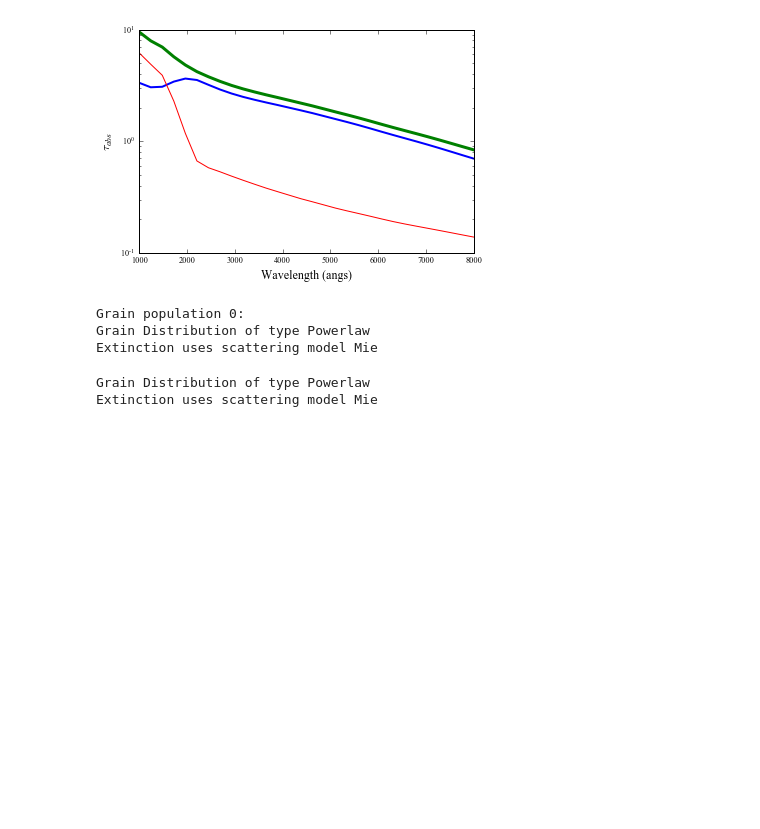
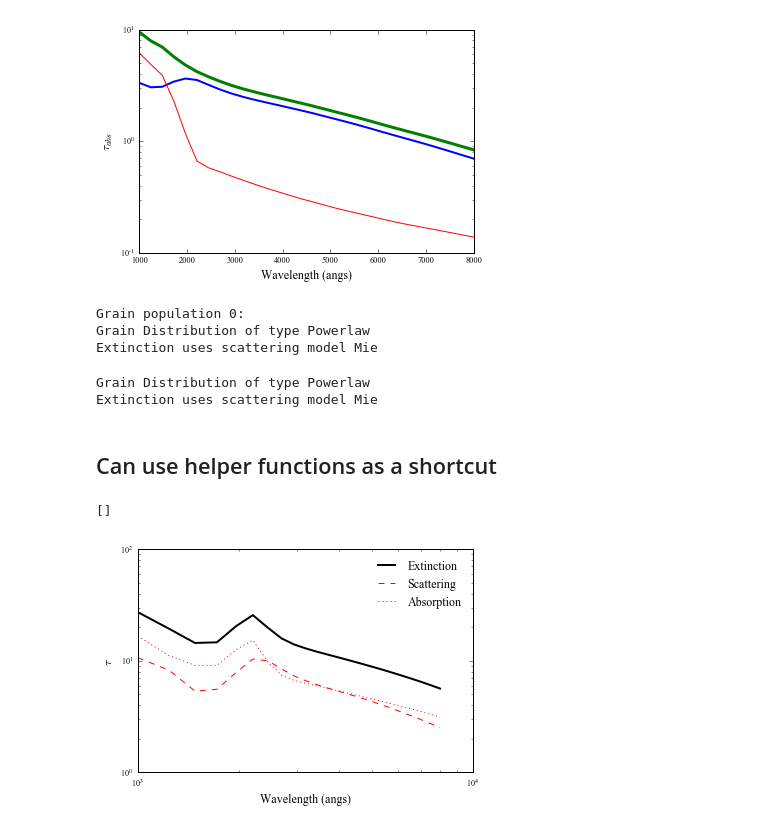
Before and after one commit to eblur/newdust, a Jupyter notebook: examples/test_grainpop.ipynb, the cells around one changed output. Cells and saved outputs as stored; diff of their text form; code cells hidden in the pictures; blank space fills up the shorter version.

```diff
--- a/examples/test_grainpop.ipynb
+++ b/examples/test_grainpop.ipynb
@@ -43,3 +43,15 @@ test.info(0)
 # %% [output]
 Grain Distribution of type Powerlaw
 Extinction uses scattering model Mie
+# %% [markdown]
+## Can use helper functions as a shortcut
+# %%
+MRN = make_MRN()
+MRN.calculate_ext(LAMVALS, unit='angs')
+# %%
+ax = plt.subplot(111)
+MRN.plot_ext(ax, 'all')
+plt.loglog()
+# %% [output]
+[]
+[figure, added]
```
Also changed, not shown: parts of 4 cells of this notebook, 1 other file.
